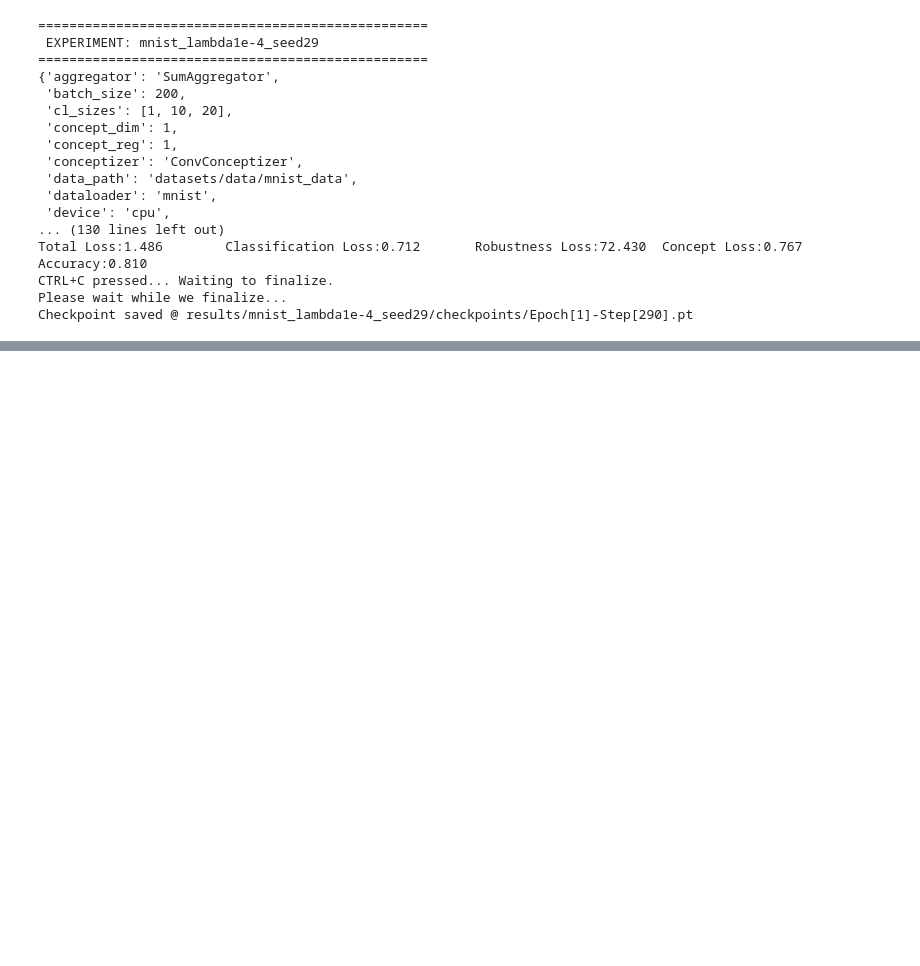
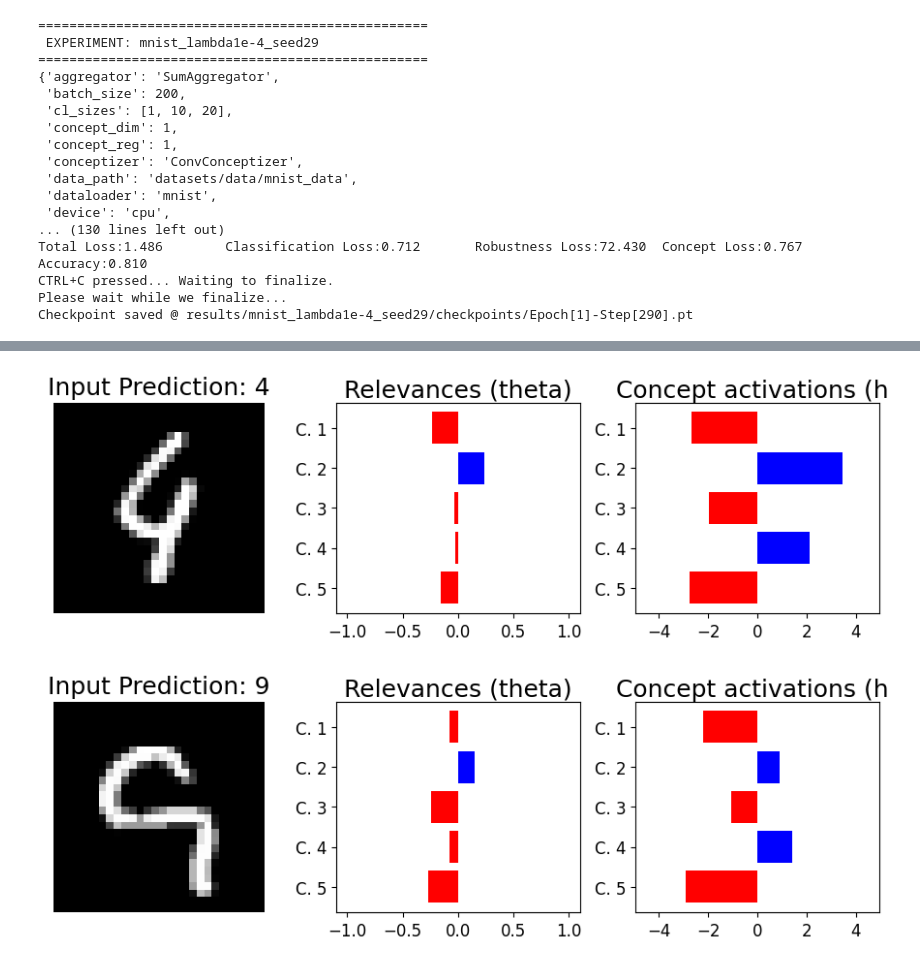
Before and after one commit to Ggenoni/SENN, a Jupyter notebook: training_SNEE.ipynb, the cells around one changed output, grey strips where cells are left out. Cells and saved outputs as stored; diff of their text form; code cells hidden in the pictures; blank space fills up the shorter version.

```diff
--- a/training_SNEE.ipynb
+++ b/training_SNEE.ipynb
@@ -150,0 +232,5 @@ Checkpoint saved @ results/mnist_lambda1e-4_seed29/checkpoints/Epoch[1]-Step[290
+# %%
+show_explainations(mnist_SENN, mnist_test_dl, 'mnist')
+# %% [output]
+[figure, added]
+[figure, added]
```
Also changed, not shown: parts of 18 cells of this notebook.
